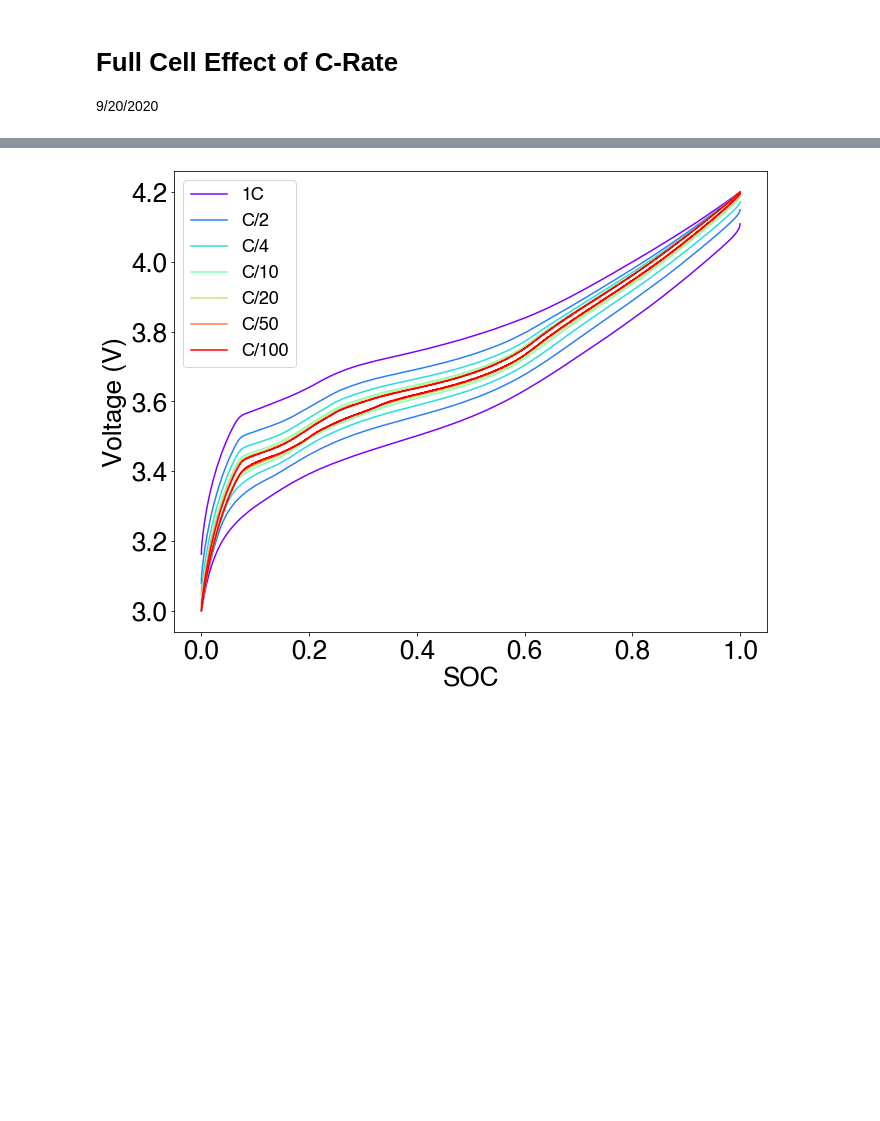
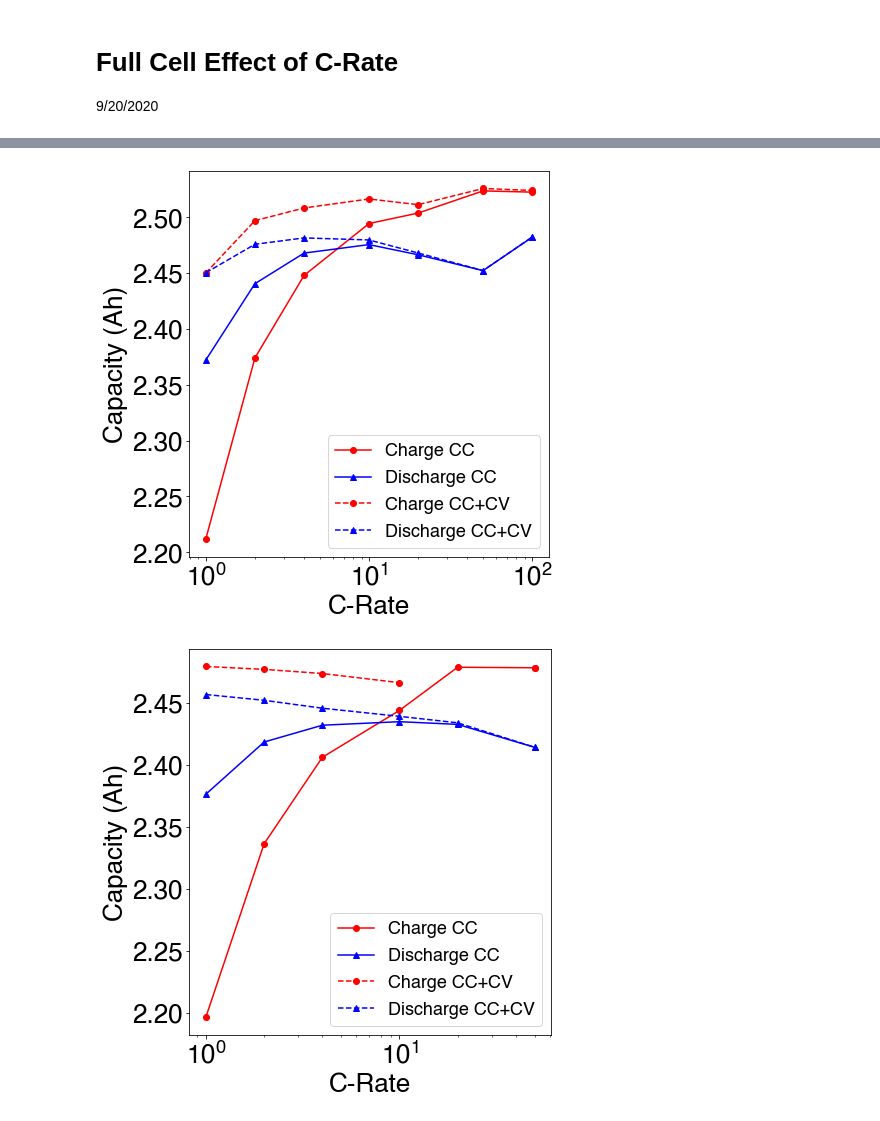
Before and after one commit to wengandrew/fast-formation, a Jupyter notebook: notebooks/2022_09_20_fig_full_cell_crate.ipynb, the cells around one changed output, grey strips where cells are left out. Saved outputs shown, nothing was run; the diff lists cells and outputs as text; code cells hidden in the pictures; blank space fills up the shorter version.

```diff
--- a/notebooks/2022_09_20_fig_full_cell_crate.ipynb
+++ b/notebooks/2022_09_20_fig_full_cell_crate.ipynb
@@ -154,45 +173,6 @@ plt.legend(fontsize=18);
-# %%
-color = plt.cm.rainbow(np.linspace(0, 1, len(df_list)))
-
-fh = plt.figure(figsize=(10, 8))
-
-ax1 = plt.gca()
-
-c_rate_str_list = ['1C', 'C/2', 'C/4', 'C/10', 'C/20', 'C/50', 'C/100']
-c_rate_array = 1/np.array([1, 2, 4, 10, 20, 50, 100])
-
-chg_cap_array = []
-dch_cap_array = []
-
-for df, file, col, c_rate_str in zip(df_list, file_list, color, c_rate_str_list):
-
-    df_chg = df[(df['Cycle Number'] == 2) & (df['Step Index'] == STEP_INDEX_CHARGE)]
-    df_dch = df[(df['Cycle Number'] == 2) & (df['Step Index'] == STEP_INDEX_DISCHARGE)]
-
-    xc = df_chg['Charge Capacity (Ah)']
-    xc = xc/max(xc)
-    yc = df_chg['Potential (V)']
-
-    xd = df_dch['Discharge Capacity (Ah)']
-    xd = np.max(xd) - xd
-    xd = xd
-    xd = xd/max(xd)
-
-    yd = df_dch['Potential (V)']
-
-    ax1.plot(xc, yc, color=col, label=c_rate_str)
-    ax1.plot(xd, yd, color=col)
-
-    chg_cap_array.append(np.max(xc))
-    dch_cap_array.append(np.max(xd))
-
-ax1.legend(fontsize=18)
-ax1.set_xlabel('SOC')
-ax1.set_ylabel('Voltage (V)')
-
-plt.grid(False)
-plt.tight_layout()
-
-plt.savefig(f'{output_path}/fig_dvdq_details_full_cell_normalized.png', dpi=300)
-# %% [output]
-[figure, removed]
+# %%
+make_crate_plot(res1)
+make_crate_plot(res2)
+# %% [output]
+[figure, added]
+[figure, added]
```
Also changed, not shown: parts of 5 cells of this notebook, 2 other files.
